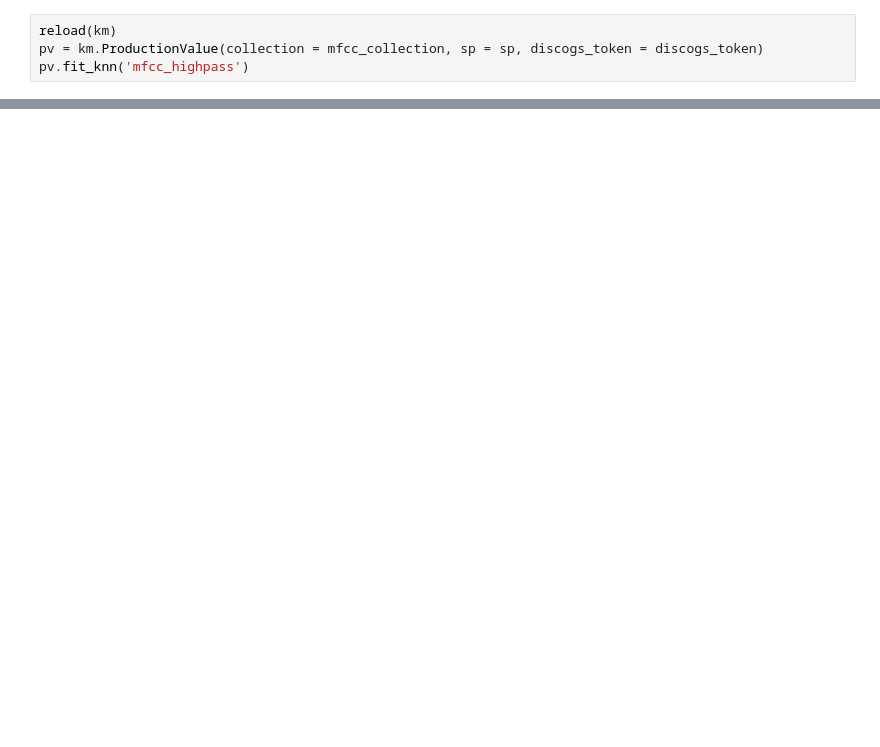
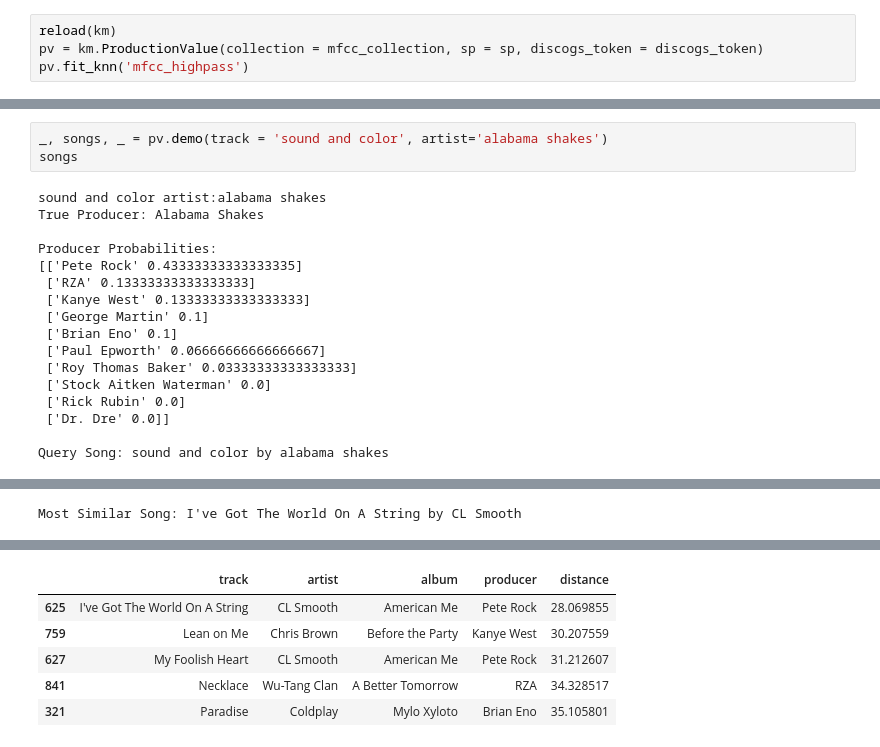
Before and after one commit to mhfisch/production-value, a Jupyter notebook: live_demo.ipynb, the cells around one changed output, grey strips where cells are left out. Saved outputs shown, nothing was run; the diff lists cells and outputs as text; blank space fills up the shorter version.

Commit message:
set up live demo

```diff
--- a/live_demo.ipynb
+++ b/live_demo.ipynb
@@ -123,0 +90,20 @@ array([2, 2, 2, 2, 2, 2, 2, 2, 2, 2, 2, 2, 2, 2, 2, 2, 2, 2, 2, 2, 2, 2,
+# %%
+_, songs, _ = pv.demo(track = 'sound and color', artist='alabama shakes')
+songs
+# %% [output]
+sound and color artist:alabama shakes
+True Producer: Alabama Shakes
+
+Producer Probabilities:
+[['Pete Rock' 0.43333333333333335]
+ ['RZA' 0.13333333333333333]
+ ['Kanye West' 0.13333333333333333]
+ ['George Martin' 0.1]
+ ['Brian Eno' 0.1]
+ ['Paul Epworth' 0.06666666666666667]
+ ['Roy Thomas Baker' 0.03333333333333333]
+ ['Stock Aitken Waterman' 0.0]
+ ['Rick Rubin' 0.0]
+ ['Dr. Dre' 0.0]]
+
+Query Song: sound and color by alabama shakes
@@ -123,0 +111 @@ array([2, 2, 2, 2, 2, 2, 2, 2, 2, 2, 2, 2, 2, 2, 2, 2, 2, 2, 2, 2, 2, 2,
+Most Similar Song: I've Got The World On A String by CL Smooth
@@ -123,0 +113,6 @@ array([2, 2, 2, 2, 2, 2, 2, 2, 2, 2, 2, 2, 2, 2, 2, 2, 2, 2, 2, 2, 2, 2,
+|  | track | artist | album | producer | distance |
+| 625 | I've Got The World On A String | CL Smooth | American Me | Pete Rock | 28.069855 |
+| 759 | Lean on Me | Chris Brown | Before the Party | Kanye West | 30.207559 |
+| 627 | My Foolish Heart | CL Smooth | American Me | Pete Rock | 31.212607 |
+| 841 | Necklace | Wu-Tang Clan | A Better Tomorrow | RZA | 34.328517 |
+| 321 | Paradise | Coldplay | Mylo Xyloto | Brian Eno | 35.105801 |
```
Also changed, not shown: parts of 9 cells of this notebook.
